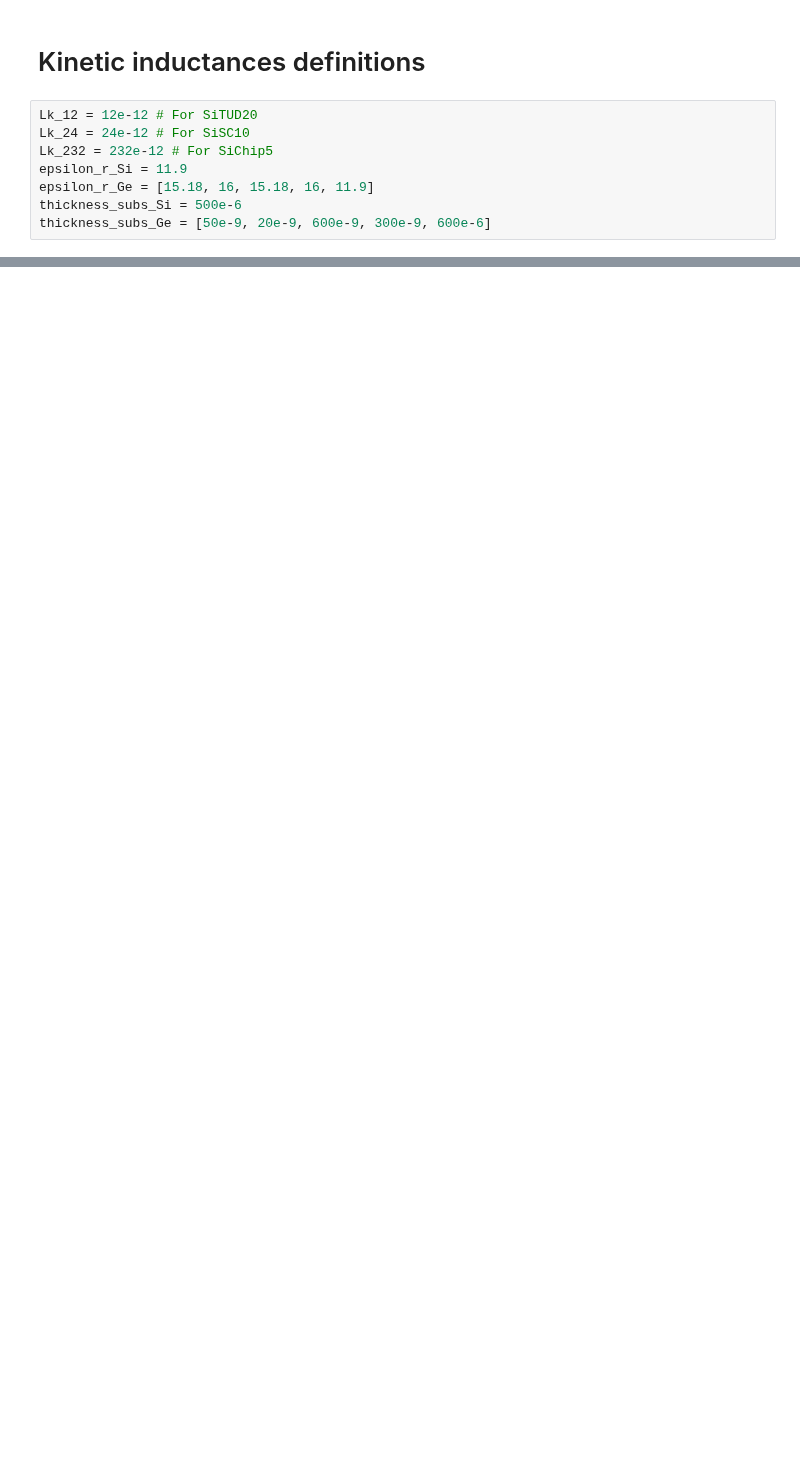
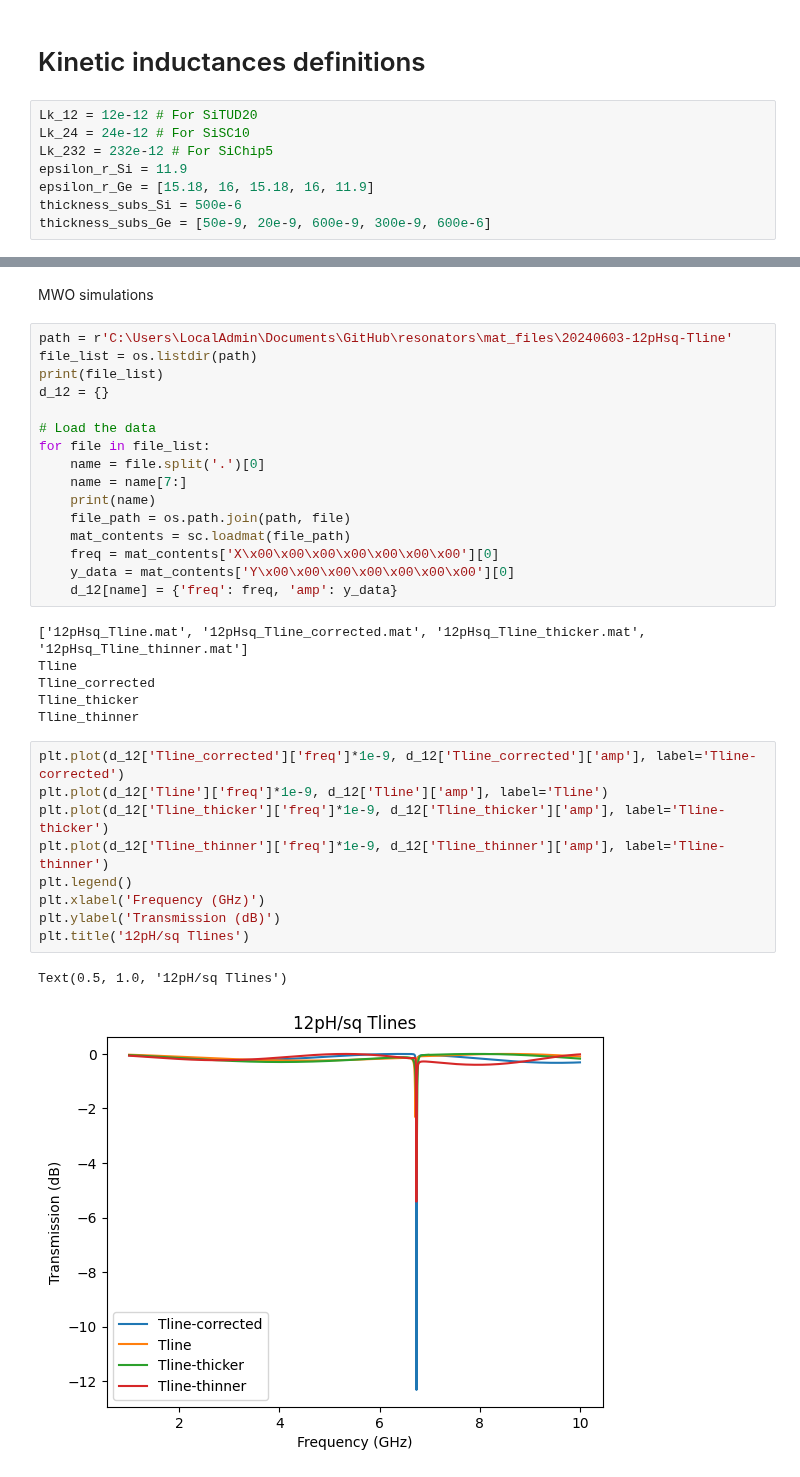
Before and after one commit to cbelo/resonators, a Jupyter notebook: 20240420-chips/Tlines.ipynb, the cells around one changed output, grey strips where cells are left out. Drawn from its saved outputs; the diff is of its cells as text; blank space fills up the shorter version.

```diff
--- a/20240420-chips/Tlines.ipynb
+++ b/20240420-chips/Tlines.ipynb
@@ -262,0 +109,36 @@ The frequencies are [6.984606705784519, 6.220265311634581, 6.569318746613812, 6.
+# %% [markdown]
+MWO simulations
+# %%
+path = r'C:\Users\LocalAdmin\Documents\GitHub\resonators\mat_files\20240603-12pHsq-Tline'
+file_list = os.listdir(path)
+print(file_list)
+d_12 = {}
+
+# Load the data
+for file in file_list:
+    name = file.split('.')[0]
+    name = name[7:]
+    print(name)
+    file_path = os.path.join(path, file)
+    mat_contents = sc.loadmat(file_path)
+    freq = mat_contents['X\x00\x00\x00\x00\x00\x00\x00'][0]
+    y_data = mat_contents['Y\x00\x00\x00\x00\x00\x00\x00'][0]
+    d_12[name] = {'freq': freq, 'amp': y_data}
+# %% [output]
+['12pHsq_Tline.mat', '12pHsq_Tline_corrected.mat', '12pHsq_Tline_thicker.mat', '12pHsq_Tline_thinner.mat']
+Tline
+Tline_corrected
+Tline_thicker
+Tline_thinner
+# %%
+plt.plot(d_12['Tline_corrected']['freq']*1e-9, d_12['Tline_corrected']['amp'], label='Tline-corrected')
+plt.plot(d_12['Tline']['freq']*1e-9, d_12['Tline']['amp'], label='Tline')
+plt.plot(d_12['Tline_thicker']['freq']*1e-9, d_12['Tline_thicker']['amp'], label='Tline-thicker')
+plt.plot(d_12['Tline_thinner']['freq']*1e-9, d_12['Tline_thinner']['amp'], label='Tline-thinner')
+plt.legend()
+plt.xlabel('Frequency (GHz)')
+plt.ylabel('Transmission (dB)')
+plt.title('12pH/sq Tlines')
+# %% [output]
+Text(0.5, 1.0, '12pH/sq Tlines')
+[figure, added]
```
Also changed, not shown: parts of 20 cells of this notebook, 11 other files.
